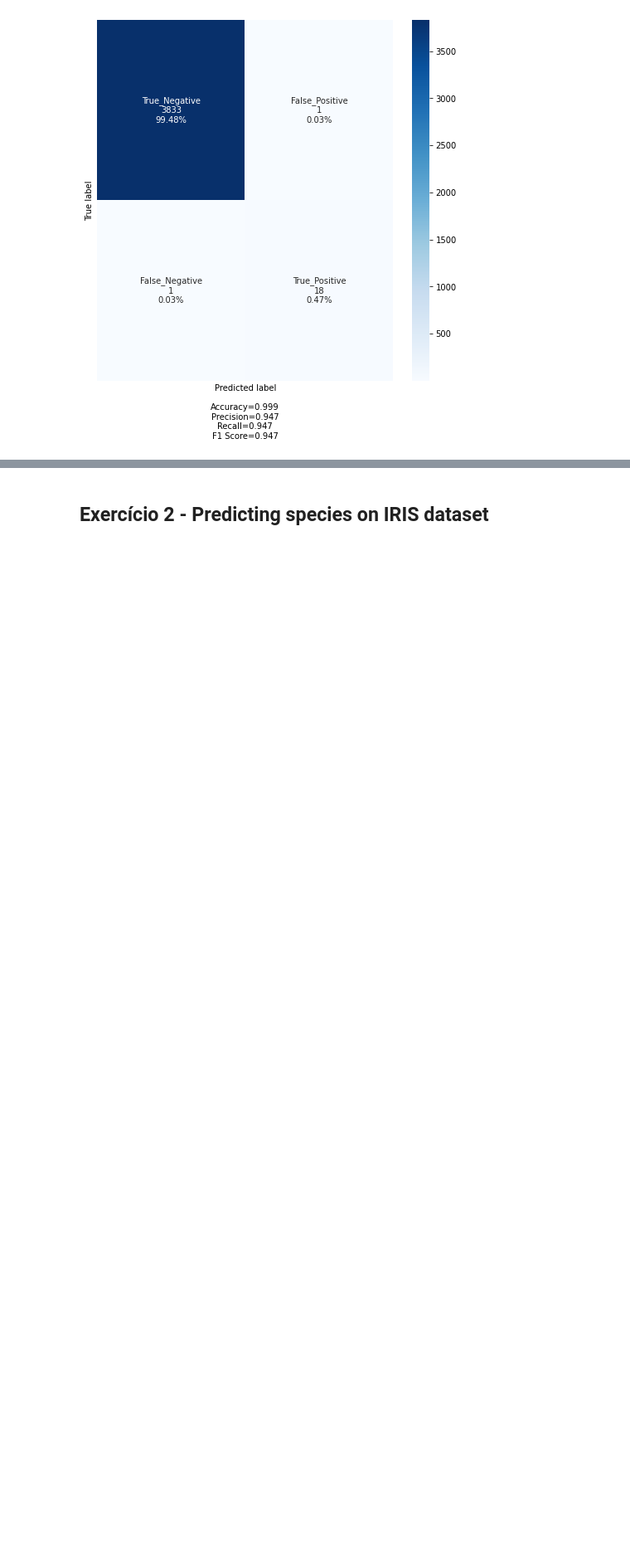
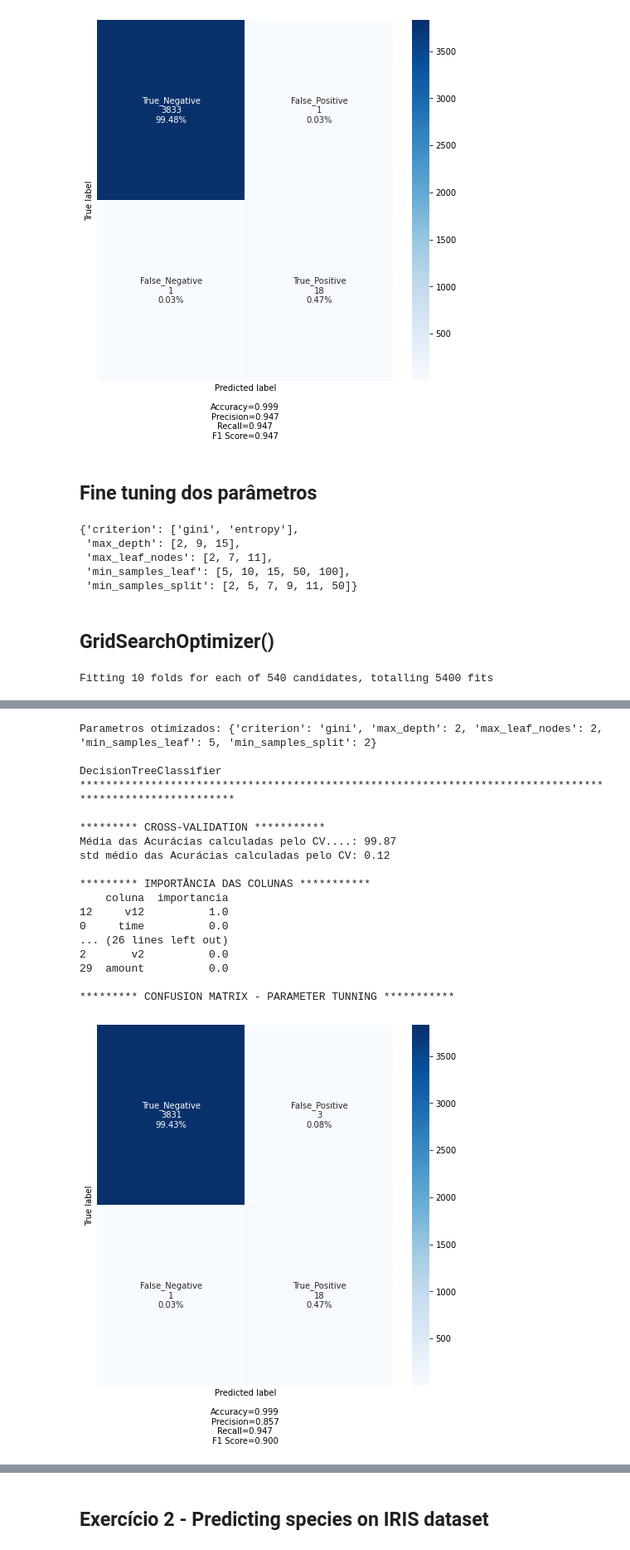
Before and after one commit to glaucohb/DSWP_Anotacoes_Glauco, a Jupyter notebook: Notebooks/NB15_00__Machine_Learning___DSWP.ipynb, the cells around one changed output, grey strips where cells are left out. Shown at 83% size. Saved outputs shown, nothing was run; the diff lists cells and outputs as text; code cells hidden in the pictures; blank space fills up the shorter version.

```diff
--- a/Notebooks/NB15_00__Machine_Learning___DSWP.ipynb
+++ b/Notebooks/NB15_00__Machine_Learning___DSWP.ipynb
@@ -1852,3 +1930,10 @@ f_Test_Size = 0.3 # Proporção do dataframe de validação (outros valores pode
+# %%
+# separar os dataframes em y entra só o "class" que é a variável resposta; e no x entra todas as outras colunas, chamdas de preditoras
+df_X = df_cc2.copy()
+df_X.drop(columns = ['class'], axis = 1, inplace = True)
+df_y = df_cc2['class']
+#ou poderia fazer assim
+#df_X = df.iloc[:,0:-1]
 # %%
 from sklearn.model_selection import train_test_split
 
@@ -1998,3 +2119,27 @@ cf_categories = ['Zero', 'One']
 mostra_confusion_matrix(cf_matrix, group_names= cf_labels, categories= cf_categories)
 # %% [output]
 [figure]
+# %% [markdown]
+## Fine tuning dos parâmetros
+# %%
+# Hiperparâmetros para GridSearch()
+d_parametros = {'criterion': ['gini', 'entropy'],
+                'min_samples_split': [2, 5, 7, 9, 11, 50],
+                'max_depth': [2, 9, 15],
+                'min_samples_leaf': [5, 10, 15, 50, 100],
+                'max_leaf_nodes': [2, 7, 11]}
+d_parametros
+# %% [output]
+{'criterion': ['gini', 'entropy'],
+ 'max_depth': [2, 9, 15],
+ 'max_leaf_nodes': [2, 7, 11],
+ 'min_samples_leaf': [5, 10, 15, 50, 100],
+ 'min_samples_split': [2, 5, 7, 9, 11, 50]}
+# %% [markdown]
+## GridSearchOptimizer()
+# %%
+l_colunas = list(df_X.columns)
+# GridSearchOptimizer(modelo, ml_Opt, d_Parametros, X_train, y_train, X_test, y_test, cv = i_CV):
+ml_DT2, melhor_hiperparam = GridSearchOptimizer(ml_DT, 'ml_DT2', d_parametros, X_train, y_train, X_test, y_test, cv = i_CV)
+# %% [output]
+Fitting 10 folds for each of 540 candidates, totalling 5400 fits
@@ -2000,0 +2163,18 @@ mostra_confusion_matrix(cf_matrix, group_names= cf_labels, categories= cf_catego
+Parametros otimizados: {'criterion': 'gini', 'max_depth': 2, 'max_leaf_nodes': 2, 'min_samples_leaf': 5, 'min_samples_split': 2}
+
+DecisionTreeClassifier *********************************************************************************************************
+
+********* CROSS-VALIDATION ***********
+Média das Acurácias calculadas pelo CV....: 99.87
+std médio das Acurácias calculadas pelo CV: 0.12
+
+********* IMPORTÂNCIA DAS COLUNAS ***********
+    coluna  importancia
+12     v12          1.0
+0     time          0.0
+... (26 lines left out)
+2       v2          0.0
+29  amount          0.0
+
+********* CONFUSION MATRIX - PARAMETER TUNNING ***********
+[figure, added]
```
Also changed, not shown: parts of 26 cells of this notebook.
